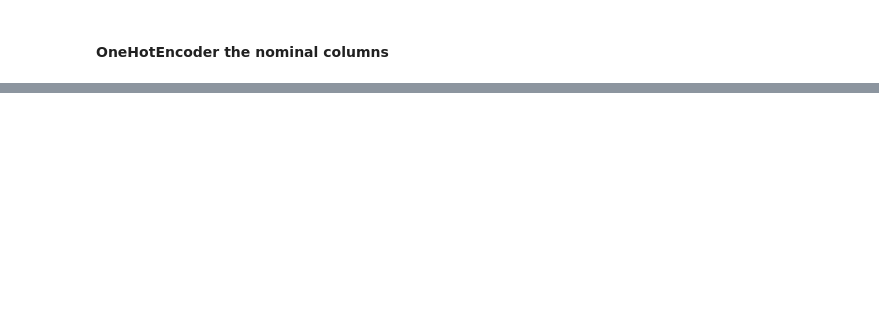
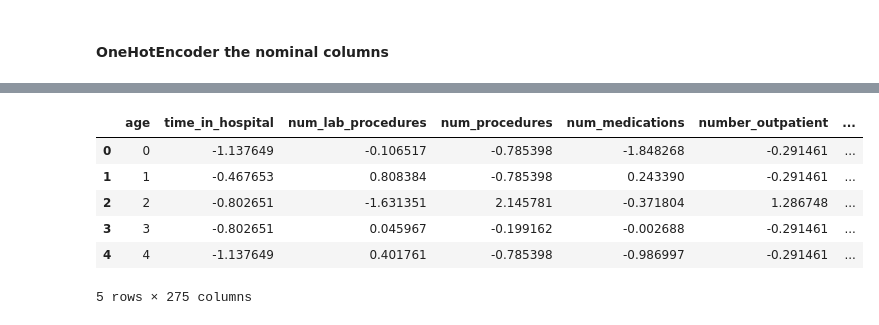
Before and after one commit to xiaohongchen01/diabetes_readmission_prediction, a Jupyter notebook: diabetes_data.ipynb, the cells around one changed output, grey strips where cells are left out. Cells and saved outputs as stored; diff of their text form; code cells hidden in the pictures; blank space fills up the shorter version.

```diff
--- a/diabetes_data.ipynb
+++ b/diabetes_data.ipynb
@@ -393,0 +522,16 @@ diag1-3 grouped categories:
+# %%
+# standardscaler for continuous features
+scaler = StandardScaler()
+continuous_cols = ['time_in_hospital', 'num_lab_procedures', 'num_procedures',
+                   'num_medications', 'number_outpatient', 'number_emergency',
+                   'number_inpatient', 'number_diagnoses']
+diabetes[continuous_cols]= scaler.fit_transform(diabetes[continuous_cols])
+diabetes.head()
+# %% [output]
+|  | age | time_in_hospital | num_lab_procedures | num_procedures | num_medications | number_outpatient | ... |
+| 0 | 0 | -1.137649 | -0.106517 | -0.785398 | -1.848268 | -0.291461 | ... |
+| 1 | 1 | -0.467653 | 0.808384 | -0.785398 | 0.243390 | -0.291461 | ... |
+| 2 | 2 | -0.802651 | -1.631351 | 2.145781 | -0.371804 | 1.286748 | ... |
+| 3 | 3 | -0.802651 | 0.045967 | -0.199162 | -0.002688 | -0.291461 | ... |
+| 4 | 4 | -1.137649 | 0.401761 | -0.785398 | -0.986997 | -0.291461 | ... |
+5 rows × 275 columns
```
Also changed, not shown: parts of 8 cells of this notebook.
